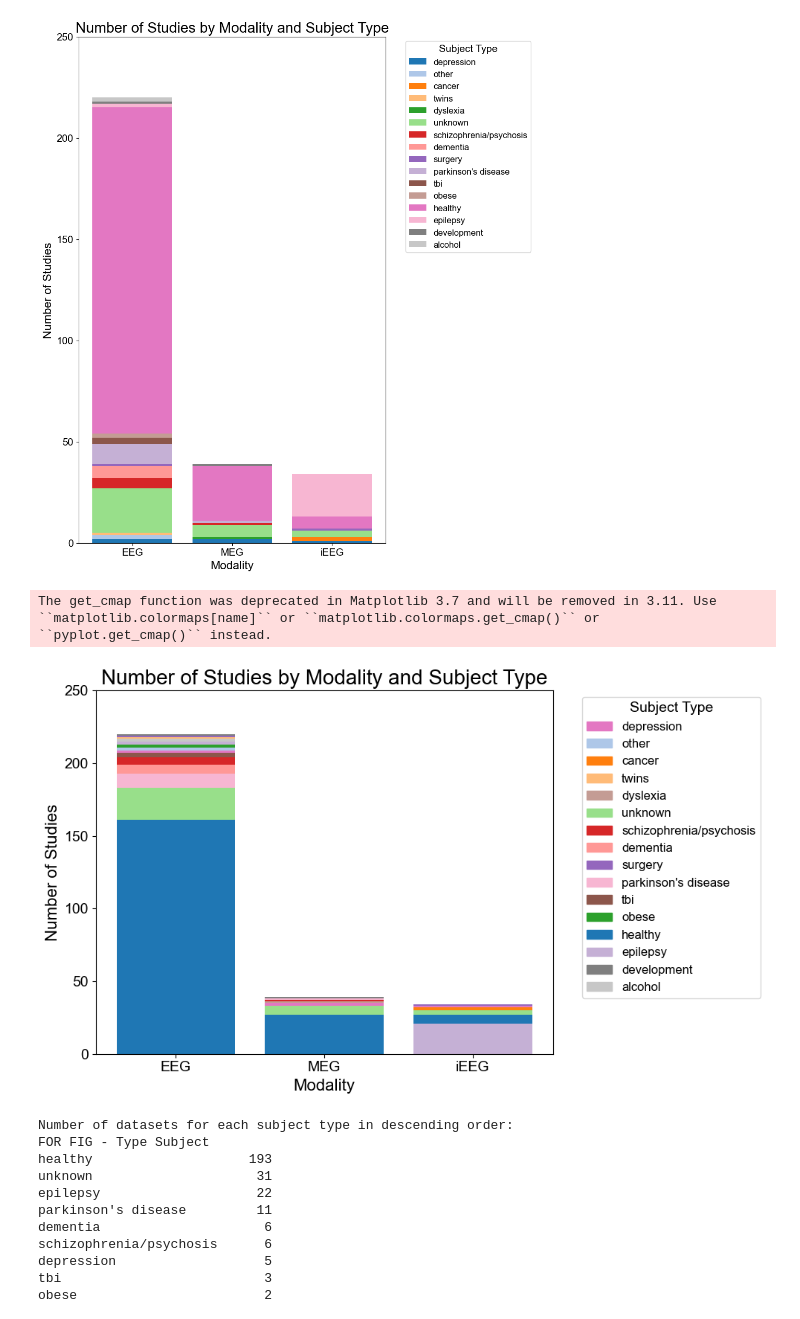
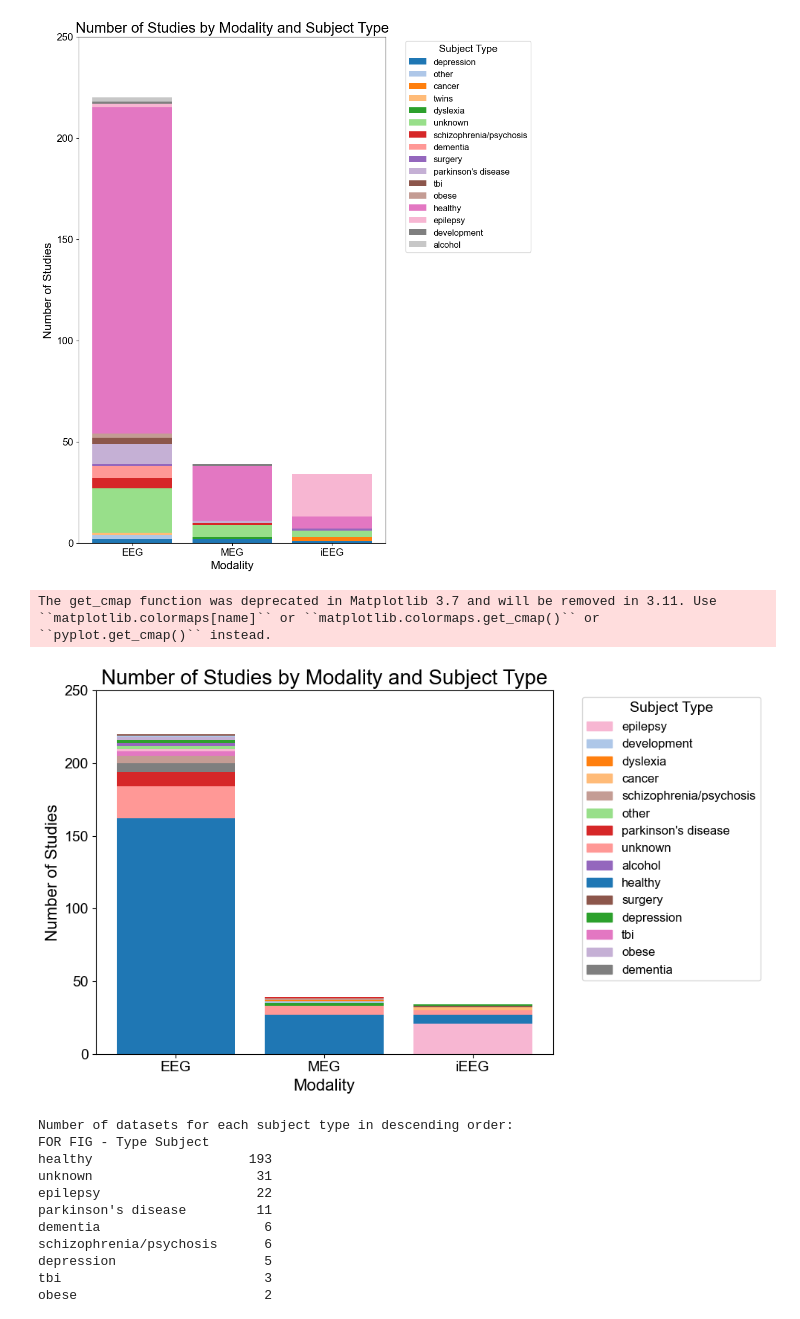
Before and after one commit to sccn/nemar_paper_plot, a Jupyter notebook: figures.ipynb, the cells around one changed output. Drawn from its saved outputs; the diff is of its cells as text; code cells hidden in the pictures.

Commit message:
2 types of figure 1

```diff
--- a/figures.ipynb
+++ b/figures.ipynb
@@ -180,13 +399,0 @@ fig.write_image("results/v1.6/figure_2.png", format='png')
-# %%
-from collections import Counter, defaultdict
-
-# Count the number of incoming connections and their total strength for each node
-incoming_connections = Counter(link['target'] for link in links)
-connection_strengths = defaultdict(int)
-for link in links:
-    connection_strengths[link['target']] += link['value']
-
-# Print the number of incoming connections and their total strength for each node
-for node, count in incoming_connections.items():
-    strength = connection_strengths[node]
-    print(f"Node: {nodes[node]}, Incoming Connections: {count}, Total Strength: {strength}")
@@ -1867,6 +1955,15 @@ sorted_subject_counts = {}
 for modality in df_subject_counts.columns:
     sorted_subject_counts[modality] = df_subject_counts[modality].sort_values(ascending=False)
 
+# Remove the 'twins' category and add its count to 'healthy'
+if 'twins' in df_subject_counts.index:
+    df_subject_counts.loc['healthy'] += df_subject_counts.loc['twins']
+    df_subject_counts.drop('twins', inplace=True)
+
+# Update the sorted_subject_counts dictionary
+for modality in df_subject_counts.columns:
+    sorted_subject_counts[modality] = df_subject_counts[modality].sort_values(ascending=False)
+
 # Create a stacked bar plot
 x = np.arange(len(df_subject_counts.columns))  # X-axis positions
 bar_width = 0.8  # Width of the bars
@@ -1876,7 +1973,7 @@ plt.figure(figsize=(10, 6))
 # Use a distinct colormap with enough colors
 cmap = get_cmap('tab20')  # Use 'tab20' for 20 distinct colors
 # colors = [cmap(i) for i in range(len(df_subject_counts.index))]
-swaps = [(12, 0), (4, 11), (13, 9)]
+swaps = [(13, 0), (4, 11), (13, 9)]
 colors = [cmap(i) for i in range(16)]
 for a, b in swaps:
     colors[a], colors[b] = colors[b], colors[a]
@@ -1890,34 +1987,34 @@ for i, modality in enumerate(df_subject_counts.columns):
             plt.bar(i, count, bar_width, bottom=bottom, label=f"{subject_type}" if i == 0 and bottom == 0 else "",
                     color=colors[list(df_subject_counts.index).index(subject_type)])
             bottom += count
 
 # Add labels and title
 plt.xticks(x, df_subject_counts.columns, fontsize=14)
 plt.yticks(fontsize=14)
 plt.xlabel('Modality', fontsize=16)
 plt.ylabel('Number of Studies', fontsize=16)
 plt.title('Number of Studies by Modality and Subject Type', fontsize=20, loc='center')
 plt.ylim(0, 250)
 
 # Set the font to Arial
 plt.rcParams['font.family'] = 'Arial'
 
 # Create a separate legend for all subject types
 handles = [plt.Rectangle((0,0),1,1, color=colors[list(df_subject_counts.index).index(subject)])
            for subject in df_subject_counts.index]
 plt.legend(handles, df_subject_counts.index, title='Subject Type',
            bbox_to_anchor=(1.05, 1), loc='upper left', fontsize=12, title_fontsize=14)
 
 # Save the plot as PNG and SVG
 plt.savefig('results/v1.6/figure_8_v3.png', format='png', bbox_inches='tight')
 plt.savefig('results/v1.6/figure_8_v3.svg', format='svg', bbox_inches='tight')
 
 # Adjust layout and show the plot
 plt.tight_layout()
 plt.show()
 # %% [output]
 The get_cmap function was deprecated in Matplotlib 3.7 and will be removed in 3.11. Use ``matplotlib.colormaps[name]`` or ``matplotlib.colormaps.get_cmap()`` or ``pyplot.get_cmap()`` instead.
-[figure, old version]
+[figure, new version]
 # %%
 # Count the frequency of each subject type across all modalities
 subject_type_counts = df['FOR FIG - Type Subject'].value_counts().sort_values(ascending=False)
```
Also changed, not shown: parts of 39 cells of this notebook, 15 other files.
